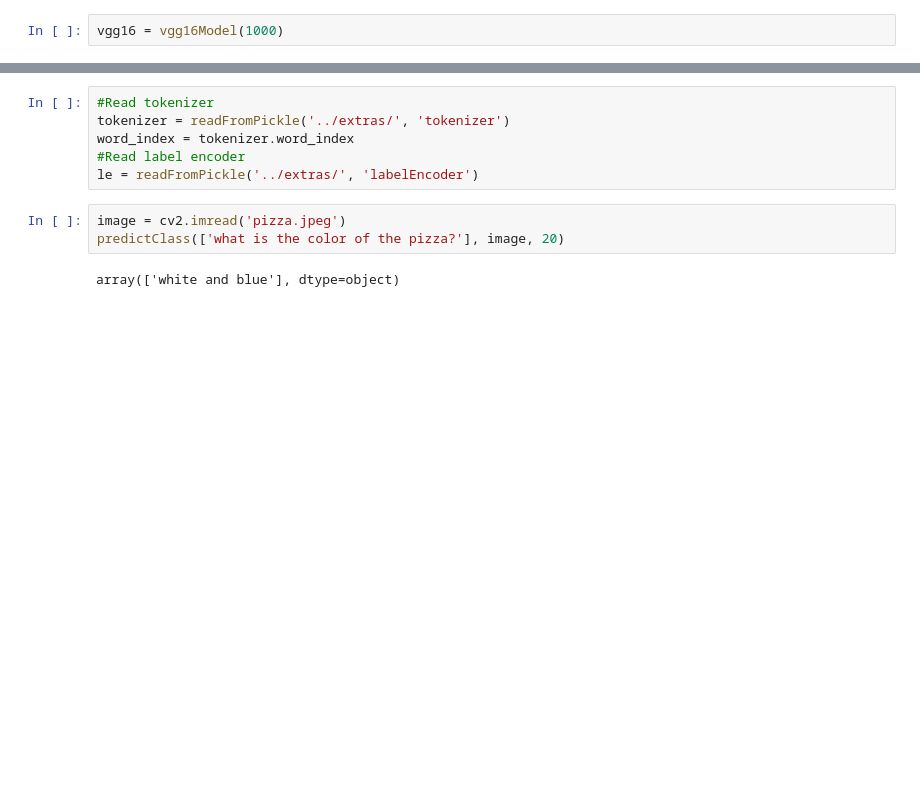
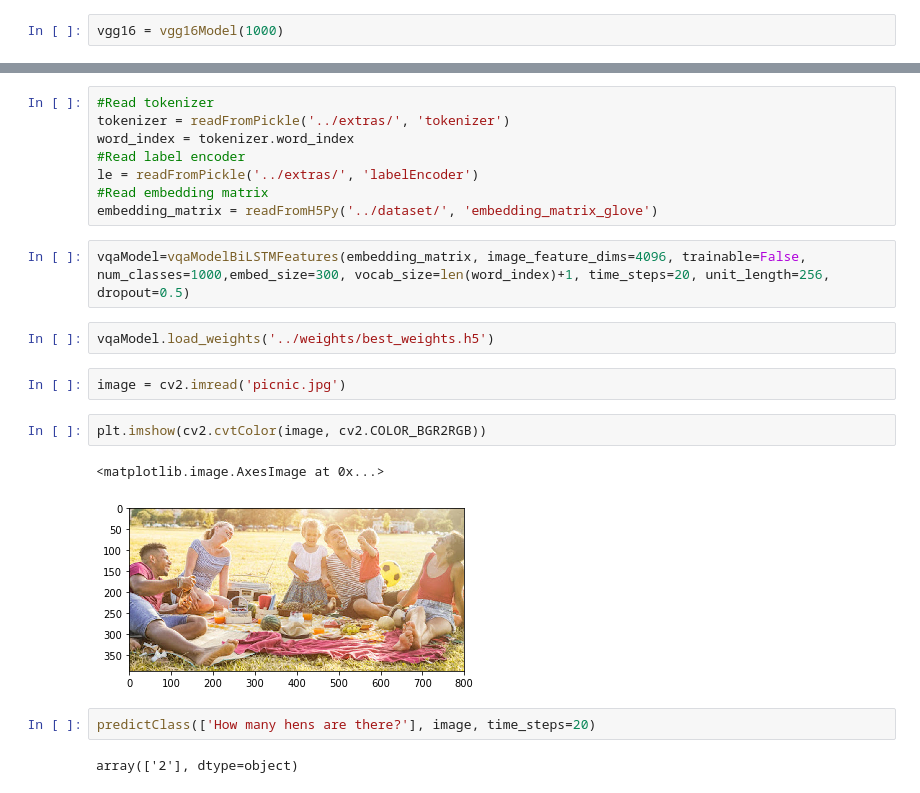
Before and after one commit to vaibhav12345/vqa, a Jupyter notebook: prediction/prediction.ipynb, the cells around one changed output, grey strips where cells are left out. Cells and saved outputs as stored; diff of their text form; blank space fills up the shorter version.

```diff
--- a/prediction/prediction.ipynb
+++ b/prediction/prediction.ipynb
@@ -51,8 +49,20 @@ tokenizer = readFromPickle('../extras/', 'tokenizer')
 word_index = tokenizer.word_index
 #Read label encoder
 le = readFromPickle('../extras/', 'labelEncoder')
+#Read embedding matrix
+embedding_matrix = readFromH5Py('../dataset/', 'embedding_matrix_glove')
-# %%
-image = cv2.imread('pizza.jpeg')
-predictClass(['what is the color of the pizza?'], image, 20)
-# %% [output]
-array(['white and blue'], dtype=object)
+# %%
+vqaModel=vqaModelBiLSTMFeatures(embedding_matrix, image_feature_dims=4096, trainable=False, num_classes=1000,embed_size=300, vocab_size=len(word_index)+1, time_steps=20, unit_length=256, dropout=0.5)
+# %%
+vqaModel.load_weights('../weights/best_weights.h5')
+# %%
+image = cv2.imread('picnic.jpg')
+# %%
+plt.imshow(cv2.cvtColor(image, cv2.COLOR_BGR2RGB))
+# %% [output]
+<matplotlib.image.AxesImage at 0x...>
+[figure, added]
+# %%
+predictClass(['How many hens are there?'], image, time_steps=20)
+# %% [output]
+array(['2'], dtype=object)
```
Also changed, not shown: parts of 3 cells of this notebook, 3 other files.
